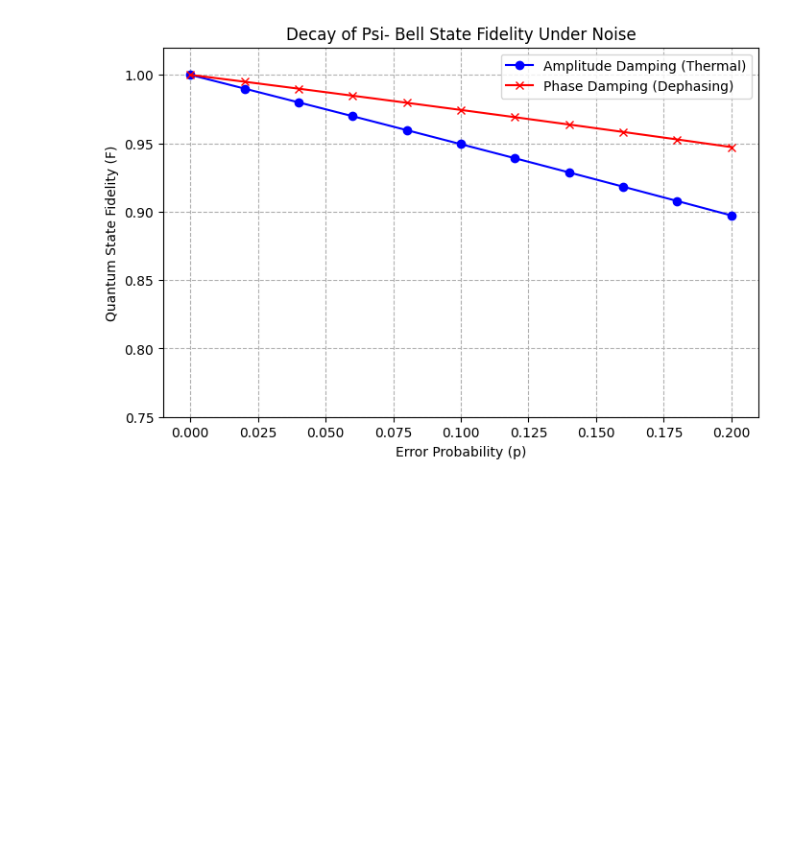
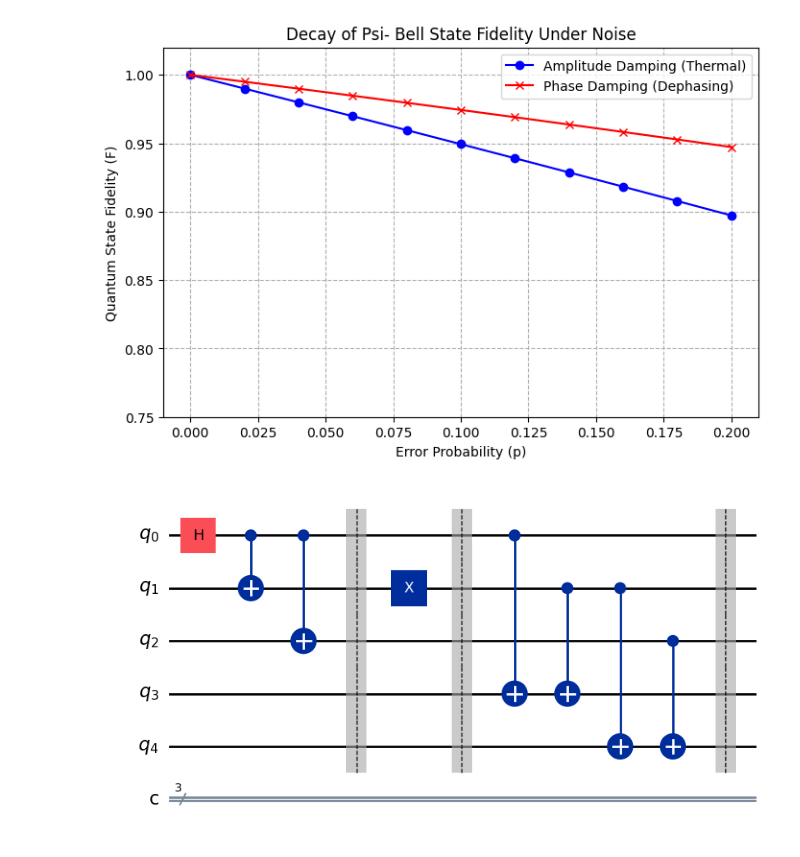
Before and after one commit to gilmorer541-source/quantum-bell-states-analysis, a Jupyter notebook: QuantumEntanglement.ipynb, the cells around one changed output. Cells and saved outputs as stored; diff of their text form; code cells hidden in the pictures; blank space fills up the shorter version.

```diff
--- a/QuantumEntanglement.ipynb
+++ b/QuantumEntanglement.ipynb
@@ -229,3 +231,23 @@ plt.show()
 # %% [output]
 <Figure size 800x500 with 0 Axes>
 [figure]
+# %%
+#3-Qubit Repetition Code & Syndrome Measurement Circuit
+qc = QuantumCircuit(5, 3)
+qc.h(0)
+qc.cx(0, 1)
+qc.cx(0, 2)
+qc.barrier()
+qc.x(1)
+qc.barrier()
+qc.cx(0, 3)
+qc.cx(1, 3)
+qc.cx(1, 4)
+qc.cx(2, 4)
+qc.barrier()
+display(qc.draw(output='mpl'))
+fig = qc.draw(output='mpl')
+fig.savefig('5-qubits with syndrome measurement', dpi=300, bbox_inches='tight')
+plt.show()
+# %% [output]
+[figure, added]
```
Also changed, not shown: parts of 3 cells of this notebook.
